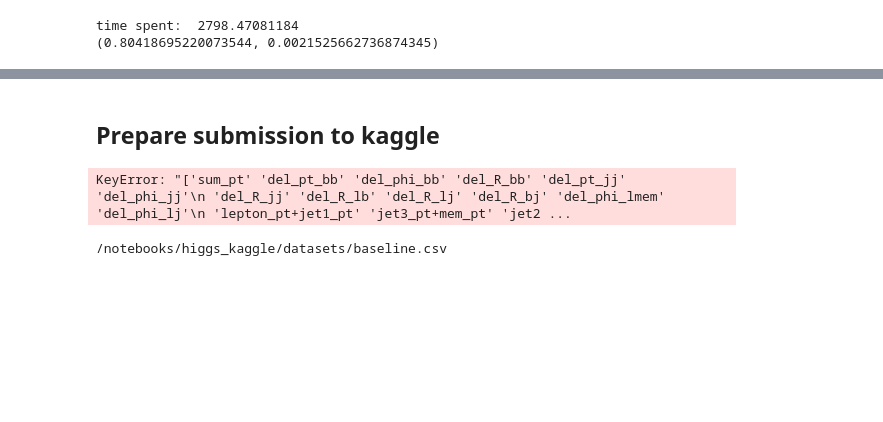
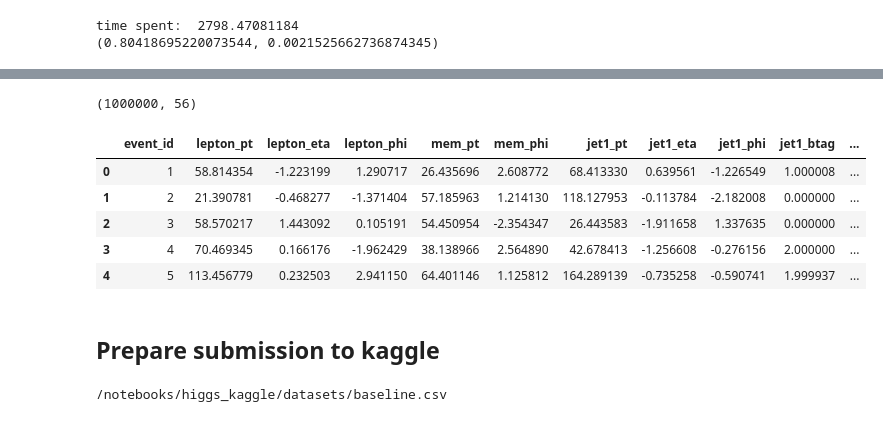
Before and after one commit to yunjie-yang/HiggsKaggle_MLHEP, a Jupyter notebook: Boosting_HiggsKaggle_Yandex_Cloud.ipynb, the cells around one changed output, grey strips where cells are left out. Cells and saved outputs as stored; diff of their text form; code cells hidden in the pictures; blank space fills up the shorter version.

```diff
--- a/Boosting_HiggsKaggle_Yandex_Cloud.ipynb
+++ b/Boosting_HiggsKaggle_Yandex_Cloud.ipynb
@@ -18,8 +18,10 @@ from sklearn.metrics import roc_auc_score
 ## Get data
 # %%
 !cd datasets; wget -O public_train_100000.root -nc --no-check-certificate https://2016.mlhep.yandex.net/data/higgs/public_train_100000.root
+!cd datasets; wget -O public_train_100000.root -nc --no-check-certificate https://2016.mlhep.yandex.net/data/higgs/public_train_10000.root
 !cd datasets; wget -O public_test.root -nc --no-check-certificate https://2016.mlhep.yandex.net/data/higgs/public_test.root
 import root_numpy
-data = pandas.DataFrame(root_numpy.root2array('datasets/public_train_100000.root'))
+#data = pandas.DataFrame(root_numpy.root2array('datasets/public_train_100000.root'))
+data = pandas.DataFrame(root_numpy.root2array('datasets/public_train_10000.root'))
 test = pandas.DataFrame(root_numpy.root2array('datasets/public_test.root'))
 # %% [output]
@@ -412,0 +421,21 @@ time spent:  2798.47081184
+# %%
+test['sum_pt'] = test['lepton_pt']+test['mem_pt']+test['jet1_pt']+test['jet2_pt']+test['jet3_pt']+test['jet4_pt']
+# %%
+%%time
+from itertools import product
+pt_pairs = frozenset(filter(lambda pair:len(pair) == 2, map(frozenset, product(pt_features, pt_features))))
+print pt_pairs
+test_pair_features = []
+pair_names = []
+for pt_pair in pt_pairs:
+    m1, m2 = pt_pair
+    test_pair_features.append(test[m1] + test[m2])
+    pair_names.append("%s+%s" % (m1, m2))
+test_pair_features = pandas.concat( test_pair_features, axis=1)
+pandas.options.display.max_columns = 60
+#pt_pair_features
+test_pair_features.columns = pair_names
+#test_pair_features
+test[pair_names] = test_pair_features
+pt_pair_features = pair_names
+print pt_pair_features
@@ -413,10 +545,20 @@ time spent:  2798.47081184
+# %%
+test_all_copy = test.copy()
+print test.shape
+test.head()
+# %% [output]
+(1000000, 56)
+|  | event_id | lepton_pt | lepton_eta | lepton_phi | mem_pt | mem_phi | jet1_pt | jet1_eta | jet1_phi | jet1_btag | ... |
+| 0 | 1 | 58.814354 | -1.223199 | 1.290717 | 26.435696 | 2.608772 | 68.413330 | 0.639561 | -1.226549 | 1.000008 | ... |
+| 1 | 2 | 21.390781 | -0.468277 | -1.371404 | 57.185963 | 1.214130 | 118.127953 | -0.113784 | -2.182008 | 0.000000 | ... |
+| 2 | 3 | 58.570217 | 1.443092 | 0.105191 | 54.450954 | -2.354347 | 26.443583 | -1.911658 | 1.337635 | 0.000000 | ... |
+| 3 | 4 | 70.469345 | 0.166176 | -1.962429 | 38.138966 | 2.564890 | 42.678413 | -1.256608 | -0.276156 | 2.000000 | ... |
+| 4 | 5 | 113.456779 | 0.232503 | 2.941150 | 64.401146 | 1.125812 | 164.289139 | -0.735258 | -0.590741 | 1.999937 | ... |
 # %% [markdown]
 ## Prepare submission to kaggle
 # %%
 # predict test sample
-kaggle_proba = AdaBoostClassifier.predict_proba(test[ada_xgb_features])[:, 1]
+kaggle_proba = model.predict_proba(test[ada_xgb_features])[:, 1]
 kaggle_ids = test.event_id
-# %% [output]
-KeyError: "['sum_pt' 'del_pt_bb' 'del_phi_bb' 'del_R_bb' 'del_pt_jj' 'del_phi_jj'\n 'del_R_jj' 'del_R_lb' 'del_R_lj' 'del_R_bj' 'del_phi_lmem' 'del_phi_lj'\n 'lepton_pt+jet1_pt' 'jet3_pt+mem_pt' 'jet2 ...
 # %%
 from IPython.display import FileLink
```
Also changed, not shown: parts of 13 cells of this notebook.
